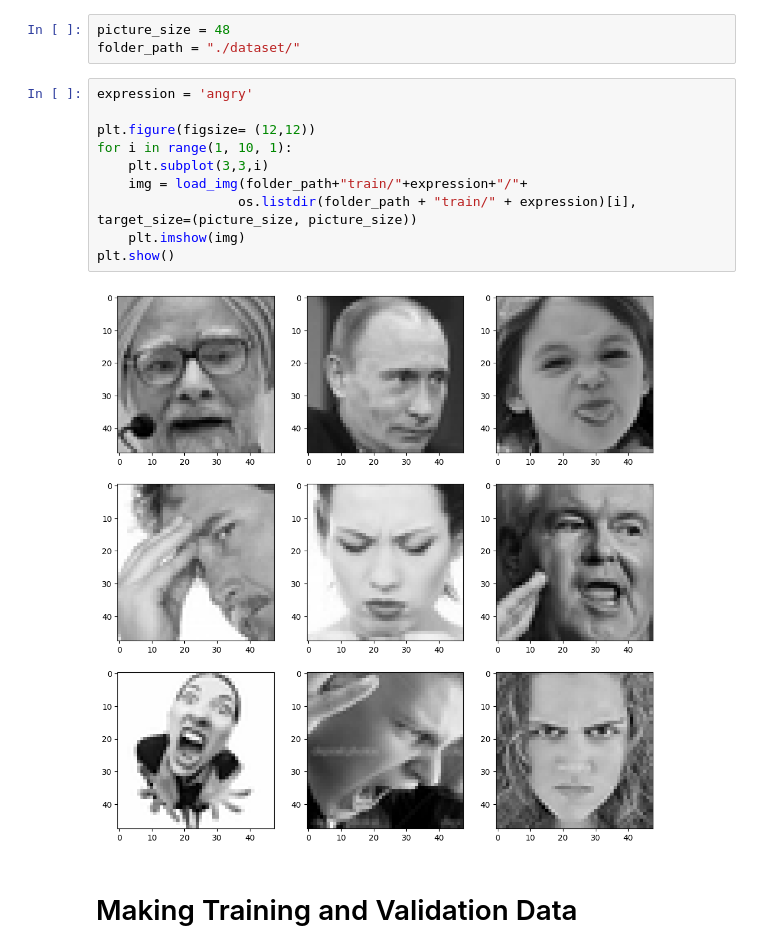
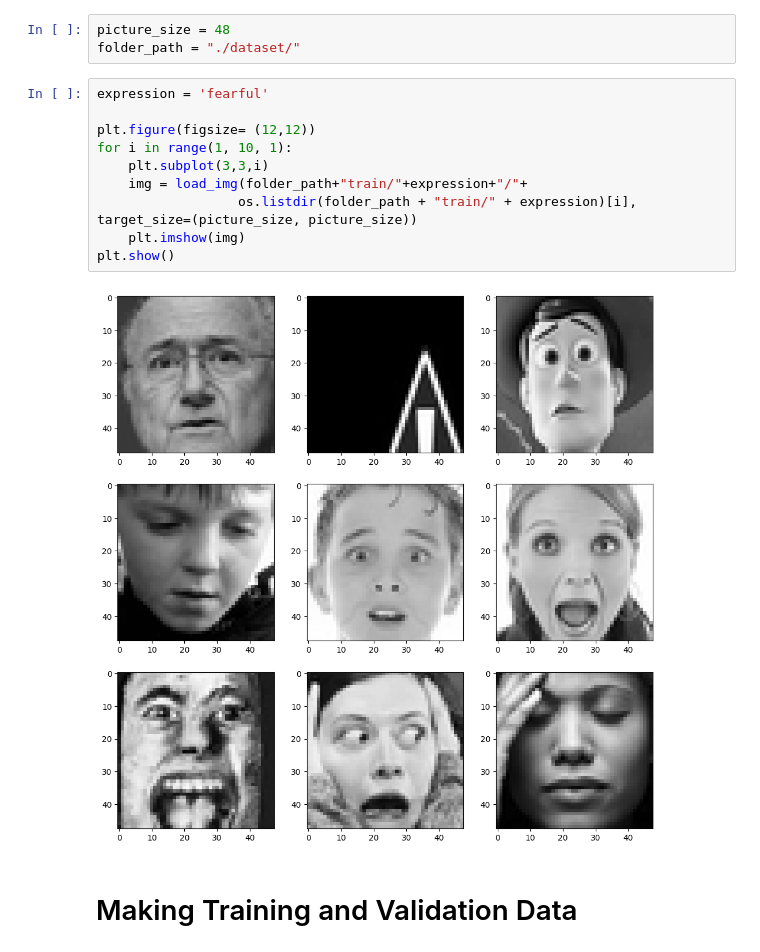
Before and after one commit to Iamgovinda/Emotion-Detection, a Jupyter notebook: backend/emotion_detector/detector/emotion-classification-cnn-using-keras.ipynb, the cells around one changed output. Saved outputs shown, nothing was run; the diff lists cells and outputs as text.

```diff
--- a/backend/emotion_detector/detector/emotion-classification-cnn-using-keras.ipynb
+++ b/backend/emotion_detector/detector/emotion-classification-cnn-using-keras.ipynb
@@ -20,17 +20,17 @@ from keras.optimizers import Adam,SGD,RMSprop
 picture_size = 48
 folder_path = "./dataset/"
 # %%
-expression = 'angry'
+expression = 'fearful'
 
 plt.figure(figsize= (12,12))
 for i in range(1, 10, 1):
     plt.subplot(3,3,i)
     img = load_img(folder_path+"train/"+expression+"/"+
                   os.listdir(folder_path + "train/" + expression)[i], target_size=(picture_size, picture_size))
     plt.imshow(img)
 plt.show()
 # %% [output]
-[figure, old version]
+[figure, new version]
 # %% [markdown]
 # Making Training and Validation Data
 # %%
```
Also changed, not shown: parts of 2 cells of this notebook, 11 other files.
